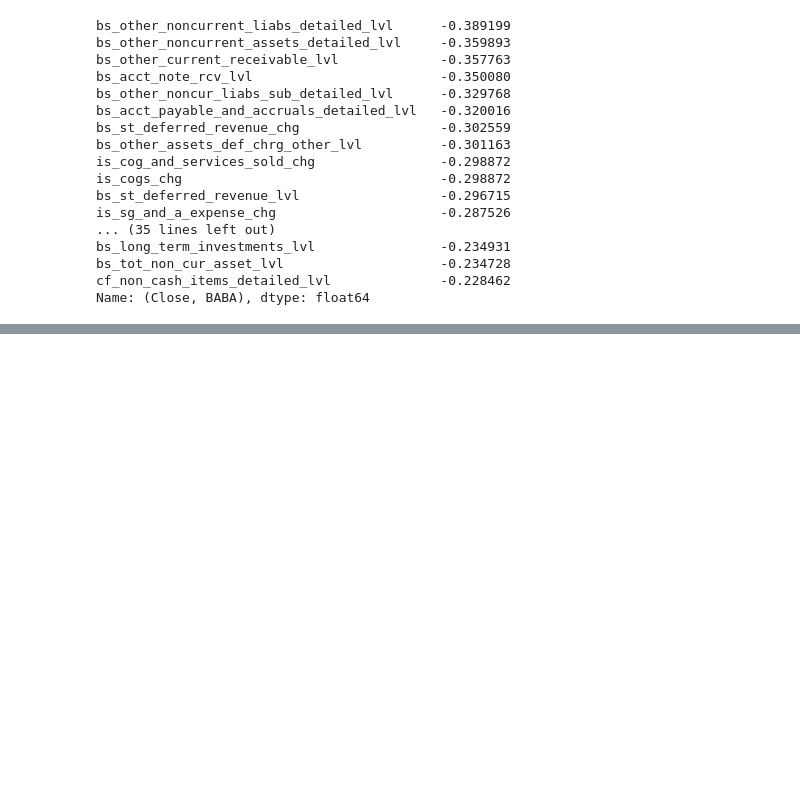
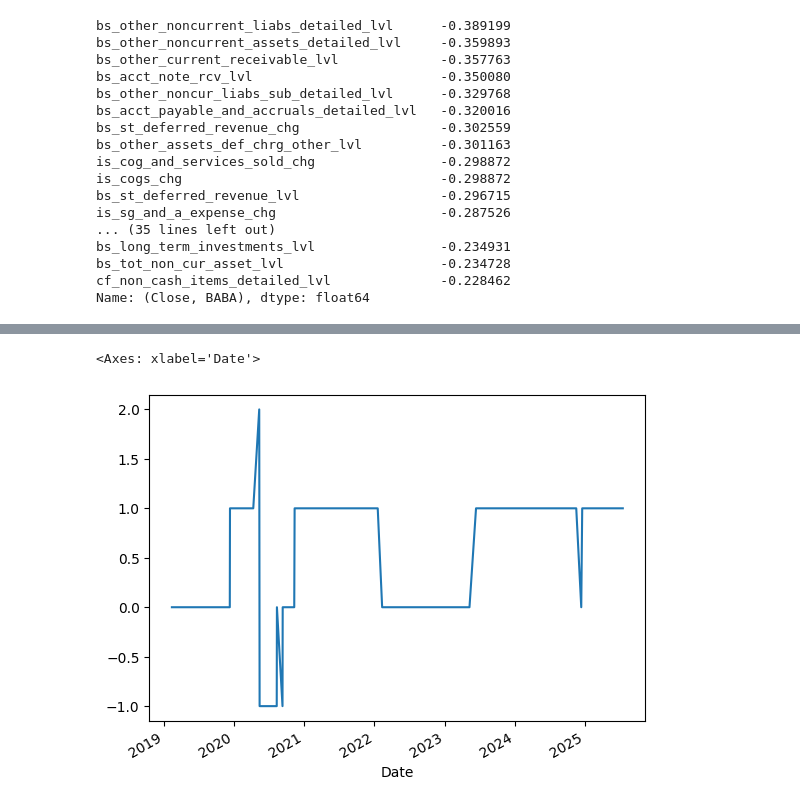
Before and after one commit to kmavyrle/investments-app, a Jupyter notebook: research.ipynb, the cells around one changed output, grey strips where cells are left out. Saved outputs shown, nothing was run; the diff lists cells and outputs as text; code cells hidden in the pictures; blank space fills up the shorter version.

Commit message:
Update Data

```diff
--- a/research.ipynb
+++ b/research.ipynb
@@ -422,0 +440,20 @@ Name: (Close, BABA), dtype: float64
+# %%
+fred_data = pd.read_csv('fred_data.csv',index_col=0,parse_dates=True)
+predictors = fred_data[fred_data['Name'].isin(['OECD US Leading Indicator','US Consumer Prices'])]
+predictors = pd.pivot_table(predictors, index='Date', columns='Name', values='value')
+predictors = predictors.ffill()
+# %%
+predictors['Growth_US'] =predictors['OECD US Leading Indicator'].pct_change(12)
+predictors['Inflation_US'] = predictors['US Consumer Prices'].pct_change(12)
+df = predictors.copy()
+# %%
+conditions = [
+    (df['Growth_US'] > -0.03) & (df['Growth_US'] <= 0) & (df['Inflation_US'] > 0),    # Stagflation
+    ((df['Growth_US'] > 0)) & (df['Inflation_US'] > 0) & (df['Inflation_US'] <0.03),   # Steady State
+    (df['Growth_US'] > -0.03) & (df['Growth_US'] <= 0) & (df['Inflation_US'] <= 0),  # Cautious
+    (df['Growth_US'] > 0) & (df['Inflation_US'] <= 0),                              # Goldilocks
+    (df['Growth_US'] > 0) & (df['Inflation_US'] >= 0.03),                              #Inflation
+    (df['Growth_US'] <= -0.03)                                                         #Crisis
+]
+labels = ['Stagflation', 'Steady State', "Cautious", "Goldilocks", "Inflation", "Crisis"]
+df['Regime'] = np.select(conditions, labels, default=np.nan)
@@ -422,0 +476,5 @@ Name: (Close, BABA), dtype: float64
+# %%
+df['Regime'].plot()
+# %% [output]
+<Axes: xlabel='Date'>
+[figure, added]
```
Also changed, not shown: parts of 3 cells of this notebook, 4 other files.
